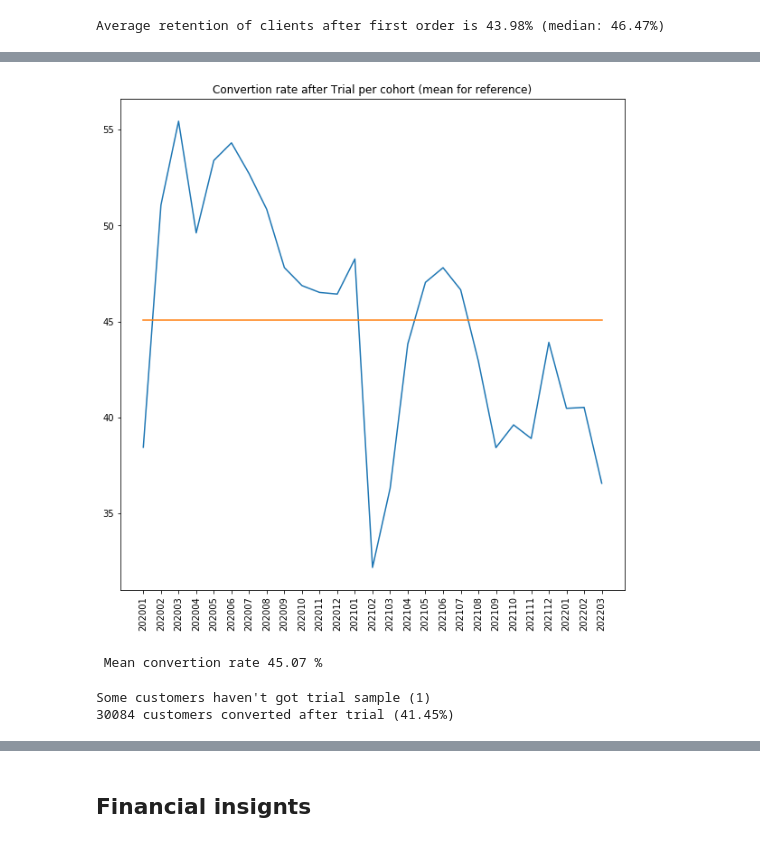
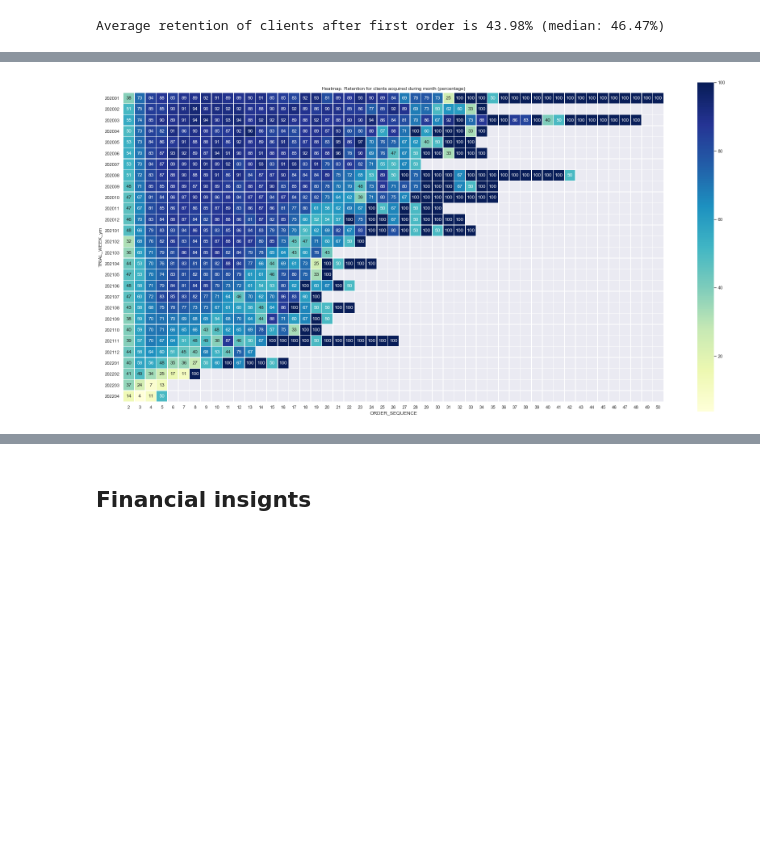
Before and after one commit to yurywallet/test_assignments, a Jupyter notebook: smalls/task_smalls.ipynb, the cells around one changed output, grey strips where cells are left out. Drawn from its saved outputs; the diff is of its cells as text; code cells hidden in the pictures; blank space fills up the shorter version.

```diff
--- a/smalls/task_smalls.ipynb
+++ b/smalls/task_smalls.ipynb
@@ -668,3 +694,19 @@ Average retention of clients after first order is 43.98% (median: 46.47%)
+# %%
+tmptmp['num_orders_prev_change']=tmptmp['num_orders_prev_change'].astype(float)
+# %%
+df_piv=pd.pivot_table(tmptmp,index=['TRIAL_WEEK_ym'], columns=['ORDER_SEQUENCE'],values=['num_orders_prev_change'])
+df_piv.columns = df_piv.columns.get_level_values(1)
+#df_piv
+# %%
+import seaborn as sns
+sns.set()
+fig, ax = plt.subplots(figsize=(30,30))
+sns.heatmap(df_piv, annot=True, cmap="YlGnBu", linewidths=.5, ax=ax, cbar_kws={"shrink": 0.5}, square=True, fmt='.0f')
+plt.title('Heatmap. Retention for clients acquired during month (percentage)')
+plt.show()
+plt.close()
+# %% [output]
+[figure, added]
 # %%
 # How good is the convertion rate per cohort
 
@@ -679,26 +721,6 @@ plt.title("Convertion rate after Trial per cohort (mean for reference)")
 plt.show()
 
 print(f" Mean convertion rate {a['num_orders_prev_change'].mean():.2f} %")
-# %% [output]
-[figure, removed]
- Mean convertion rate 45.07 %
-# %%
-# understanding sequence
-
-order_trial_num=df_o.loc[(df_o['ORDER_SEQUENCE'].notnull()) & (df_o['ORDER_SEQUENCE']==1)].shape[0]
-if order_trial_num==len(customers):
-    print("All customers first get sample")
-else:
-    print(f"Some customers haven't got trial sample ({len(customers)-order_trial_num})")
-
-# number of converted
-converted=df_o.loc[(df_o['ORDER_SEQUENCE'].notnull()) & (df_o['ORDER_SEQUENCE']>1),cid].unique()
-num_conv=len(converted)
-not_converted=[x for x in customers if x not in converted]
-print(f"{num_conv} customers converted after trial ({100*num_conv/num_cust:.2f}%)")
-# %% [output]
-Some customers haven't got trial sample (1)
-30084 customers converted after trial (41.45%)
 # %%
 #performance by month (clients)
 
```
Also changed, not shown: parts of 11 cells of this notebook.
